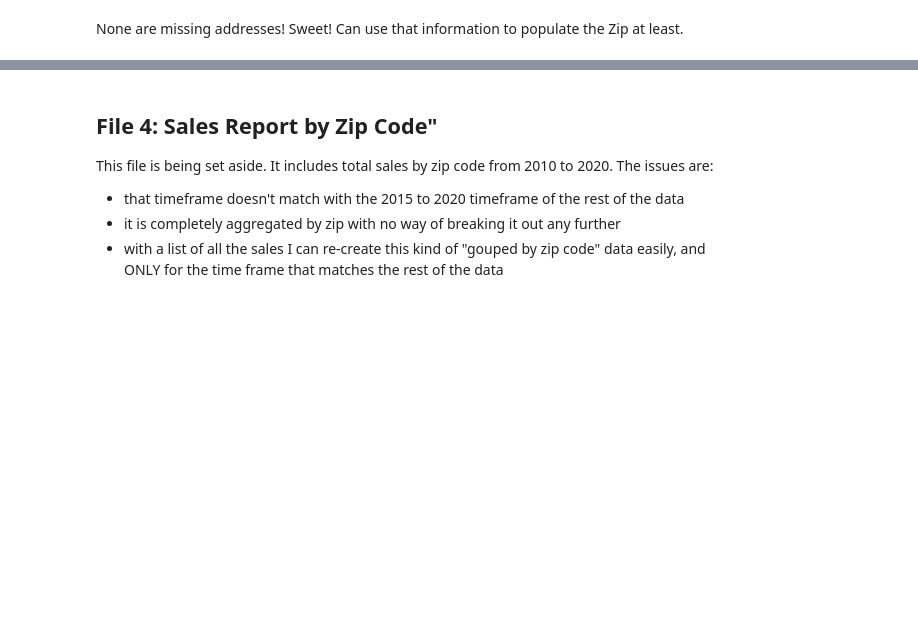
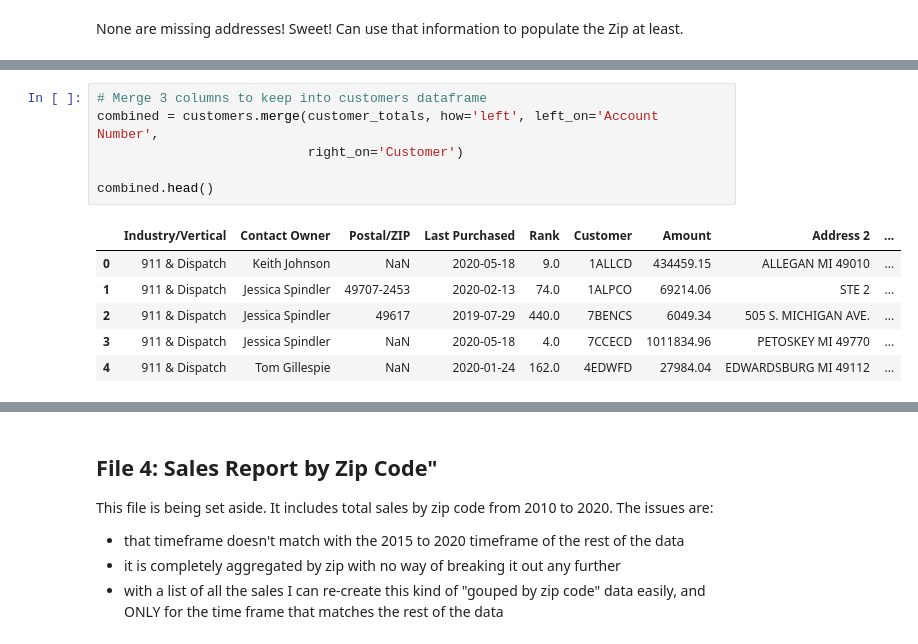
Before and after one commit to markdurrenberger/Retail_Forecasting, a Jupyter notebook: 2_3DataWrangling_EDA.ipynb, the cells around one changed output, grey strips where cells are left out. Cells and saved outputs as stored; diff of their text form; blank space fills up the shorter version.

```diff
--- a/2_3DataWrangling_EDA.ipynb
+++ b/2_3DataWrangling_EDA.ipynb
@@ -412,0 +519,13 @@ None are missing addresses! Sweet! Can use that information to populate the Zip
+# %%
+# Merge 3 columns to keep into customers dataframe
+combined = customers.merge(customer_totals, how='left', left_on='Account Number',
+                           right_on='Customer')
+
+combined.head()
+# %% [output]
+|  | Industry/Vertical | Contact Owner | Postal/ZIP | Last Purchased | Rank | Customer | Amount | Address 2 | ... |
+| 0 | 911 & Dispatch | Keith Johnson | NaN | 2020-05-18 | 9.0 | 1ALLCD | 434459.15 | ALLEGAN MI 49010 | ... |
+| 1 | 911 & Dispatch | Jessica Spindler | 49707-2453 | 2020-02-13 | 74.0 | 1ALPCO | 69214.06 | STE 2 | ... |
+| 2 | 911 & Dispatch | Jessica Spindler | 49617 | 2019-07-29 | 440.0 | 7BENCS | 6049.34 | 505 S. MICHIGAN AVE. | ... |
+| 3 | 911 & Dispatch | Jessica Spindler | NaN | 2020-05-18 | 4.0 | 7CCECD | 1011834.96 | PETOSKEY MI 49770 | ... |
+| 4 | 911 & Dispatch | Tom Gillespie | NaN | 2020-01-24 | 162.0 | 4EDWFD | 27984.04 | EDWARDSBURG MI 49112 | ... |
```
Also changed, not shown: parts of 38 cells of this notebook.
